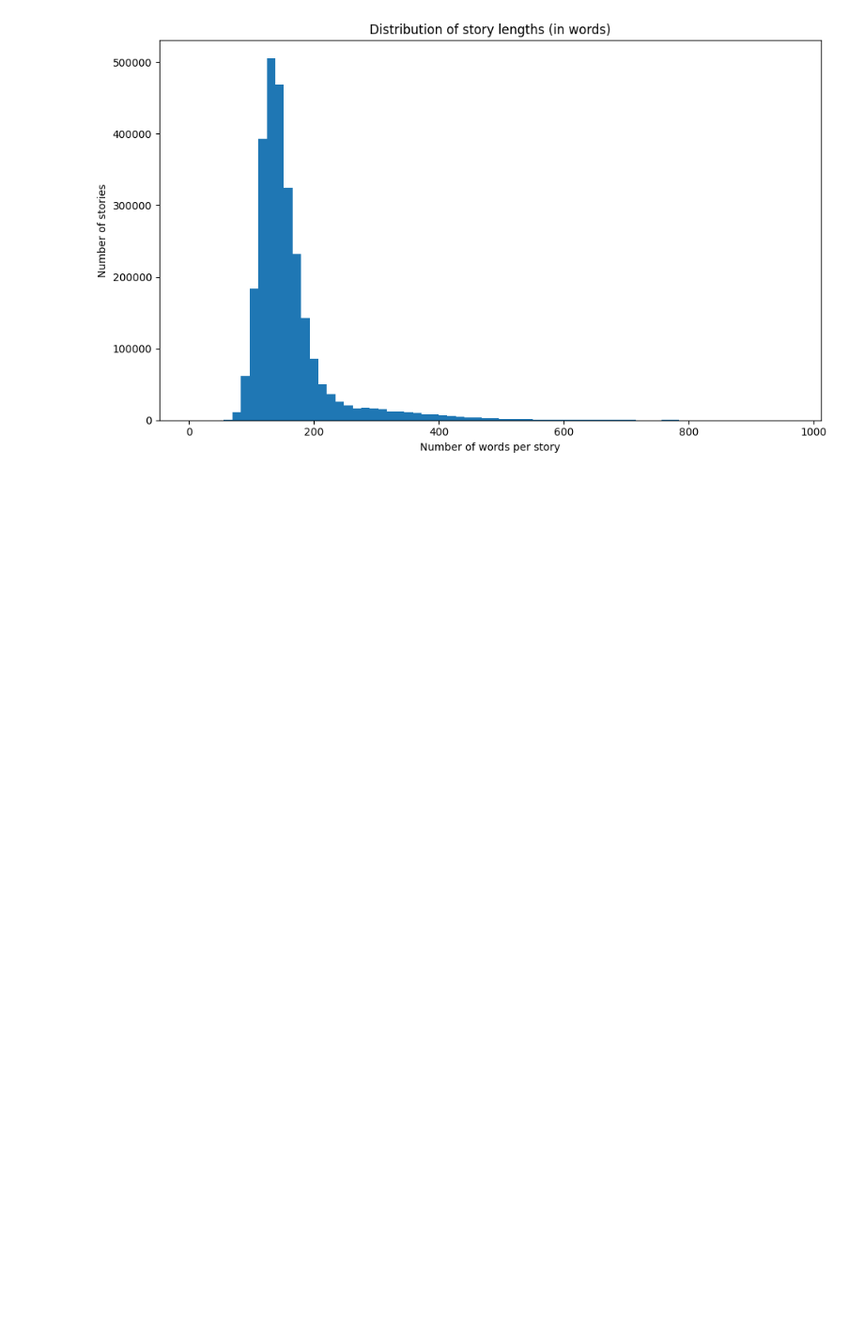
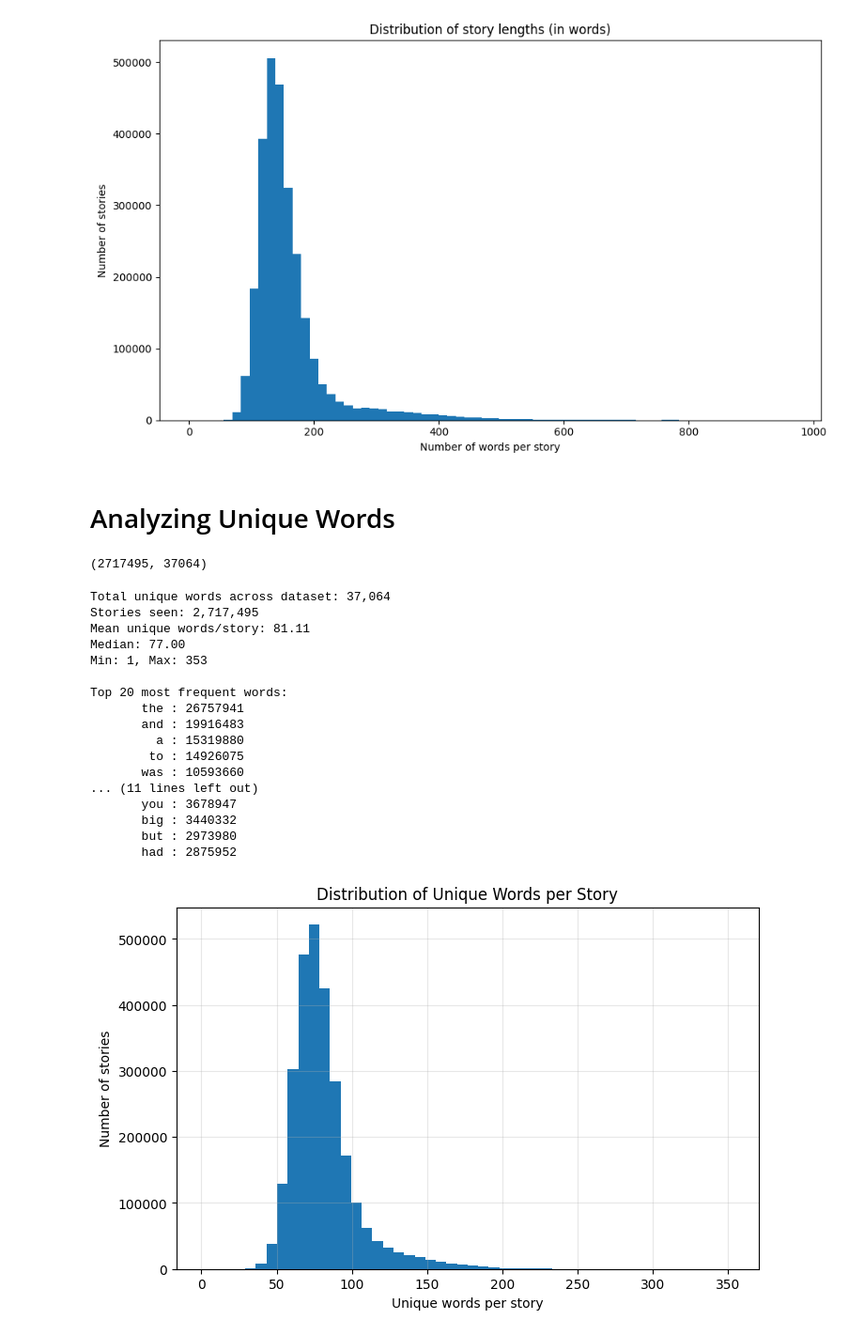
Before and after one commit to bschink/pocket-narrator, a Jupyter notebook: notebooks/data_exploration_GPT4.ipynb, the cells around one changed output. Shown: that part at 94% size. Saved outputs shown, nothing was run; the diff lists cells and outputs as text; code cells hidden in the pictures; blank space fills up the shorter version.

Commit message:
new statistic: unique word count per dataset and per story

```diff
--- a/notebooks/data_exploration_GPT4.ipynb
+++ b/notebooks/data_exploration_GPT4.ipynb
@@ -178,3 +178,5 @@ plt.tight_layout()
 plt.show()
 # %% [output]
 [figure]
+# %% [markdown]
+# Analyzing Unique Words
@@ -180,0 +194,65 @@ plt.show()
+# %%
+from tqdm.notebook import tqdm
+
+for story in tqdm(stream_stories(DATA_PATH), desc="Scanning stories"):
+    tokens = tokenize_words(story)
+    if not tokens:
+        continue
+
+    # update global vocab counts
+    global_word_counter.update(tokens)
+
+    # unique words in *this* story
+    unique_counts_per_story.append(len(set(tokens)))
+    stories_seen += 1
+
+stories_seen, len(global_word_counter)
+# %% [output]
+(2717495, 37064)
+# %%
+import numpy as np
+import matplotlib.pyplot as plt
+
+# 1) Total unique words in entire dataset
+total_unique_words = len(global_word_counter)
+print(f"Total unique words across dataset: {total_unique_words:,}")
+
+# 2) Summary stats for per-story unique word counts
+unique_counts = np.array(unique_counts_per_story)
+print(f"Stories seen: {stories_seen:,}")
+print(f"Mean unique words/story: {unique_counts.mean():.2f}")
+print(f"Median: {np.median(unique_counts):.2f}")
+print(f"Min: {unique_counts.min()}, Max: {unique_counts.max()}")
+
+# 3) Top 20 most frequent words (just for fun)
+print("\nTop 20 most frequent words:")
+for word, freq in global_word_counter.most_common(20):
+    print(f"{word:>10} : {freq}")
+
+# 4) Histogram of unique words per story
+plt.figure(figsize=(8,5))
+plt.hist(unique_counts, bins=50)
+plt.title("Distribution of Unique Words per Story")
+plt.xlabel("Unique words per story")
+plt.ylabel("Number of stories")
+plt.grid(alpha=0.3)
+plt.show()
+# %% [output]
+Total unique words across dataset: 37,064
+Stories seen: 2,717,495
+Mean unique words/story: 81.11
+Median: 77.00
+Min: 1, Max: 353
+
+Top 20 most frequent words:
+       the : 26757941
+       and : 19916483
+         a : 15319880
+        to : 14926075
+       was : 10593660
+... (11 lines left out)
+       you : 3678947
+       big : 3440332
+       but : 2973980
+       had : 2875952
+[figure, added]
```
Also changed, not shown: parts of 1 cell of this notebook.
